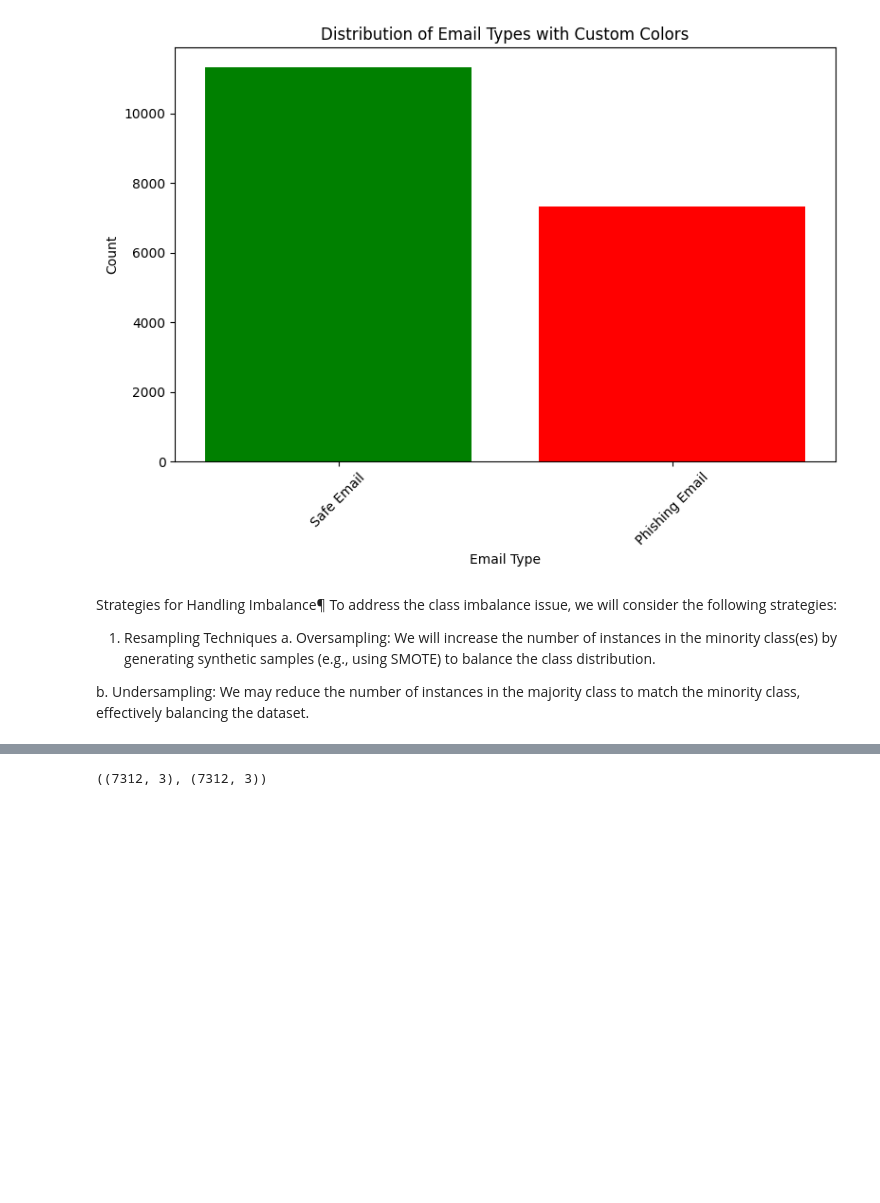
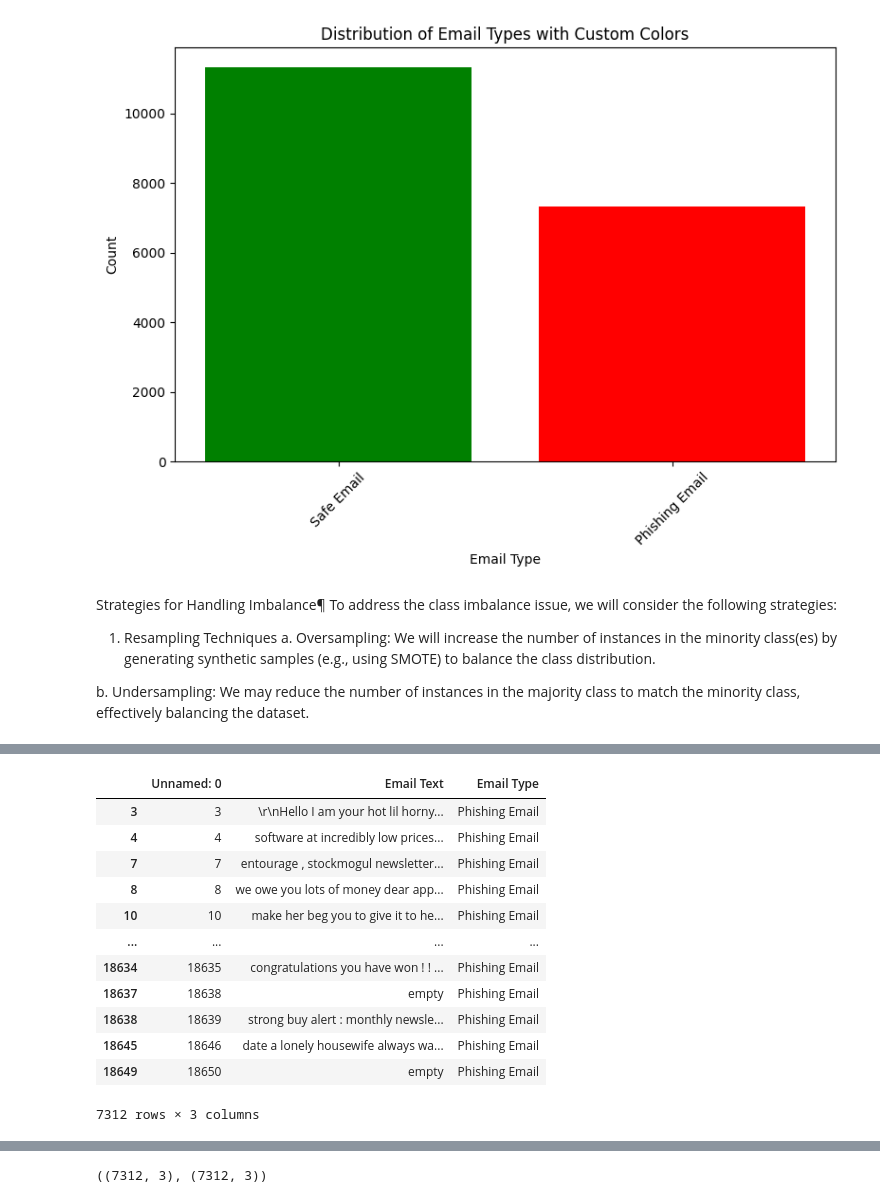
Before and after one commit to N7-Challenge-GEIW2/Hackathon-Final, a Jupyter notebook: backend/model/EmailPhishingDetector.ipynb, the cells around one changed output, grey strips where cells are left out. Saved outputs shown, nothing was run; the diff lists cells and outputs as text; code cells hidden in the pictures; blank space fills up the shorter version.

```diff
--- a/backend/model/EmailPhishingDetector.ipynb
+++ b/backend/model/EmailPhishingDetector.ipynb
@@ -85,0 +100,16 @@ Safe_Email = Safe_Email.sample(Phishing_Email.shape[0])
+# %%
+Phishing_Email
+# %% [output]
+|  | Unnamed: 0 | Email Text | Email Type |
+| 3 | 3 | \r\nHello I am your hot lil horny... | Phishing Email |
+| 4 | 4 | software at incredibly low prices... | Phishing Email |
+| 7 | 7 | entourage , stockmogul newsletter... | Phishing Email |
+| 8 | 8 | we owe you lots of money dear app... | Phishing Email |
+| 10 | 10 | make her beg you to give it to he... | Phishing Email |
+| ... | ... | ... | ... |
+| 18634 | 18635 | congratulations you have won ! ! ... | Phishing Email |
+| 18637 | 18638 | empty | Phishing Email |
+| 18638 | 18639 | strong buy alert : monthly newsle... | Phishing Email |
+| 18645 | 18646 | date a lonely housewife always wa... | Phishing Email |
+| 18649 | 18650 | empty | Phishing Email |
+7312 rows × 3 columns
```
Also changed, not shown: parts of 7 cells of this notebook, 5 other files.
